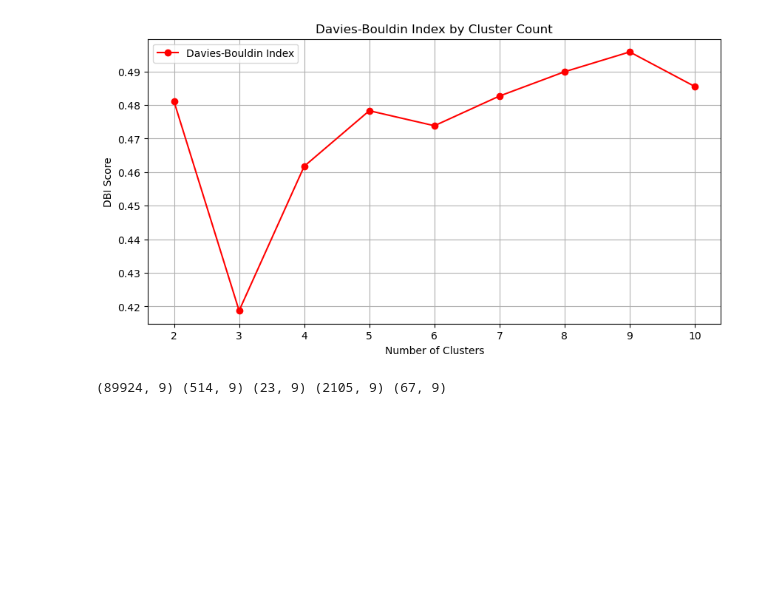
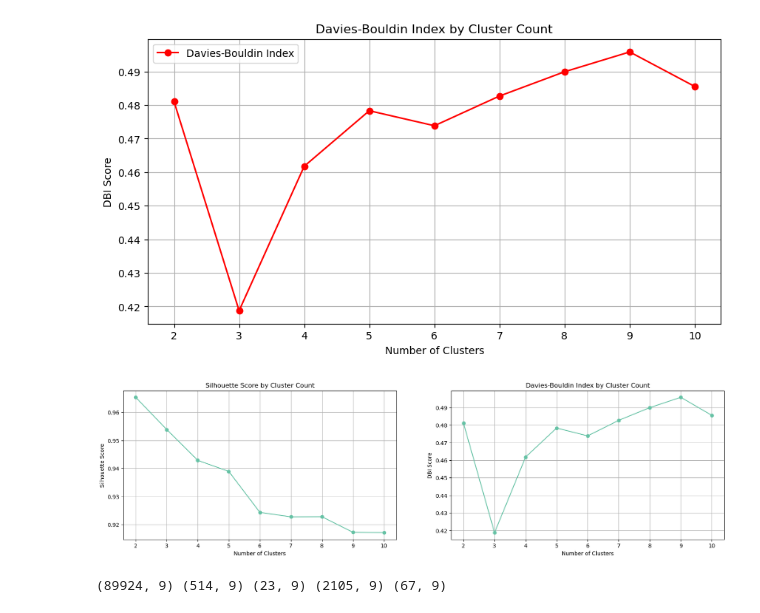
Before and after one commit to Yuki-bach/marketing, a Jupyter notebook: notebooks/classify_90k_data.ipynb, the cells around one changed output. Drawn from its saved outputs; the diff is of its cells as text; code cells hidden in the pictures; blank space fills up the shorter version.

```diff
--- a/notebooks/classify_90k_data.ipynb
+++ b/notebooks/classify_90k_data.ipynb
@@ -240,6 +266,29 @@ plt.show()
 10 0.9170515757147 0.485522753466834
 [figure]
 [figure]
+# %%
+fig, (ax1, ax2) = plt.subplots(1, 2, figsize=(20, 5))  # 1 row, 2 columns
+
+# Plot for Silhouette Score
+ax1.plot(clusters_range, silhouette_scores, marker='o', linestyle='-', label='Silhouette Score')
+ax1.set_title('Silhouette Score by Cluster Count')
+ax1.set_xlabel('Number of Clusters')
+ax1.set_ylabel('Silhouette Score')
+ax1.set_xticks(clusters_range)
+ax1.grid(True)
+
+# Plot for Davies-Bouldin Index
+ax2.plot(clusters_range, dbi_scores, marker='o', linestyle='-', label='Davies-Bouldin Index')
+ax2.set_title('Davies-Bouldin Index by Cluster Count')
+ax2.set_xlabel('Number of Clusters')
+ax2.set_ylabel('DBI Score')
+ax2.set_xticks(clusters_range)
+ax2.grid(True)
+
+# Show the plots
+plt.show()
+# %% [output]
+[figure, added]
 # %%
 # Cluster the data whose n_clusters=5
 kmeans = KMeans(n_clusters=5, random_state=42)
```
Also changed, not shown: parts of 5 cells of this notebook.
